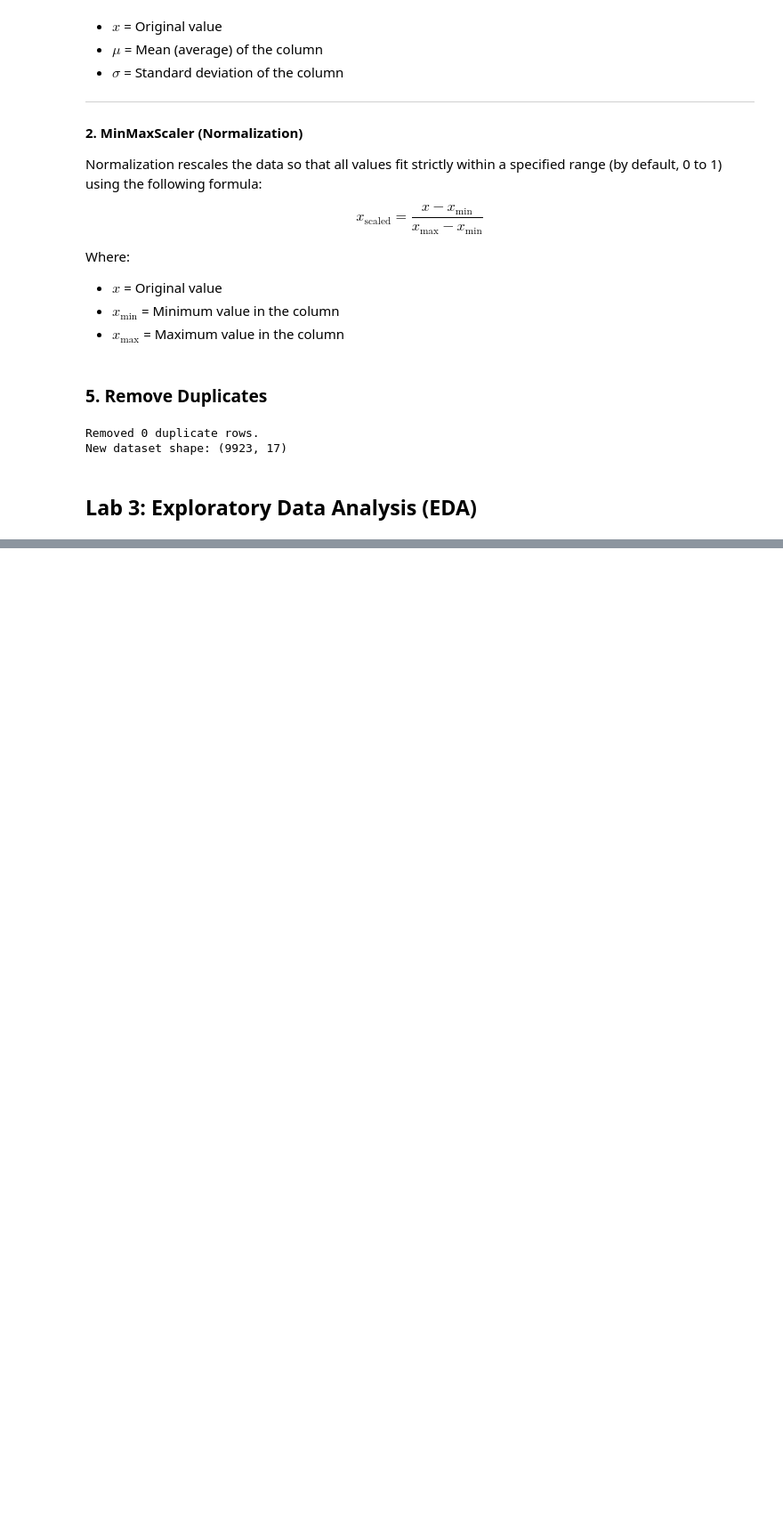
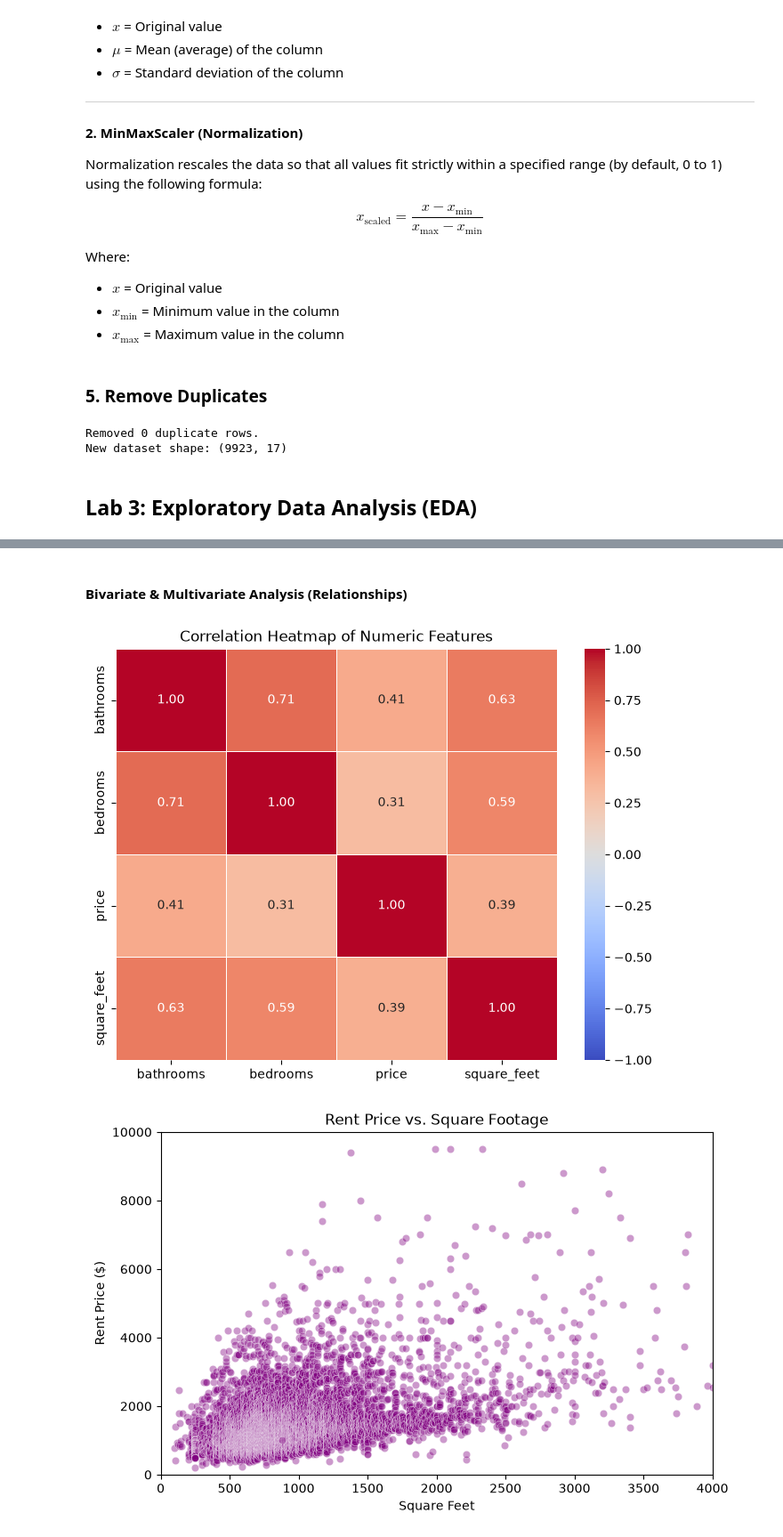
Before and after one commit to wasi-coder/Data_mining-on-a-rental-dataset, a Jupyter notebook: lab_report.ipynb, the cells around one changed output, grey strips where cells are left out. Shown at 89% size. Saved outputs shown, nothing was run; the diff lists cells and outputs as text; code cells hidden in the pictures; blank space fills up the shorter version.

```diff
--- a/lab_report.ipynb
+++ b/lab_report.ipynb
@@ -312,0 +368,23 @@ Shape: (9923, 17)
+# %% [markdown]
+#### Bivariate & Multivariate Analysis (Relationships)
+# %%
+# 3. Correlation Heatmap
+plt.figure(figsize=(8, 6))
+# numeric_only=True prevents pandas from crashing on text columns like 'cityname'
+corr_matrix = df_unscaled[['bathrooms', 'bedrooms', 'price', 'square_feet']].corr(numeric_only=True)
+sns.heatmap(corr_matrix, annot=True, cmap='coolwarm', fmt=".2f", linewidths=0.5, vmin=-1, vmax=1)
+plt.title("Correlation Heatmap of Numeric Features")
+plt.show()
+
+# 4. Scatter Plot: Size vs. Price
+plt.figure(figsize=(8, 5))
+sns.scatterplot(data=df_unscaled, x='square_feet', y='price', alpha=0.4, color='purple')
+plt.xlim(0, 4000) # Zooming in to ignore the 50,000 sq ft data entry errors
+plt.ylim(0, 10000)
+plt.title("Rent Price vs. Square Footage")
+plt.xlabel("Square Feet")
+plt.ylabel("Rent Price ($)")
+plt.show()
+# %% [output]
+[figure, added]
+[figure, added]
```
Also changed, not shown: parts of 15 cells of this notebook.
